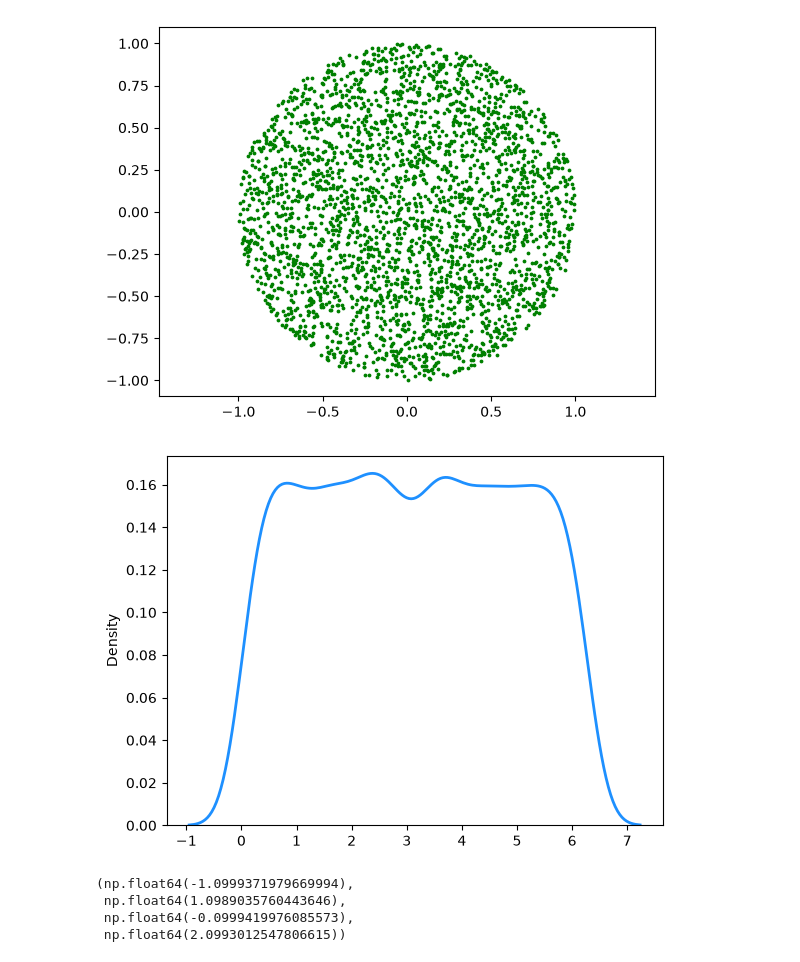
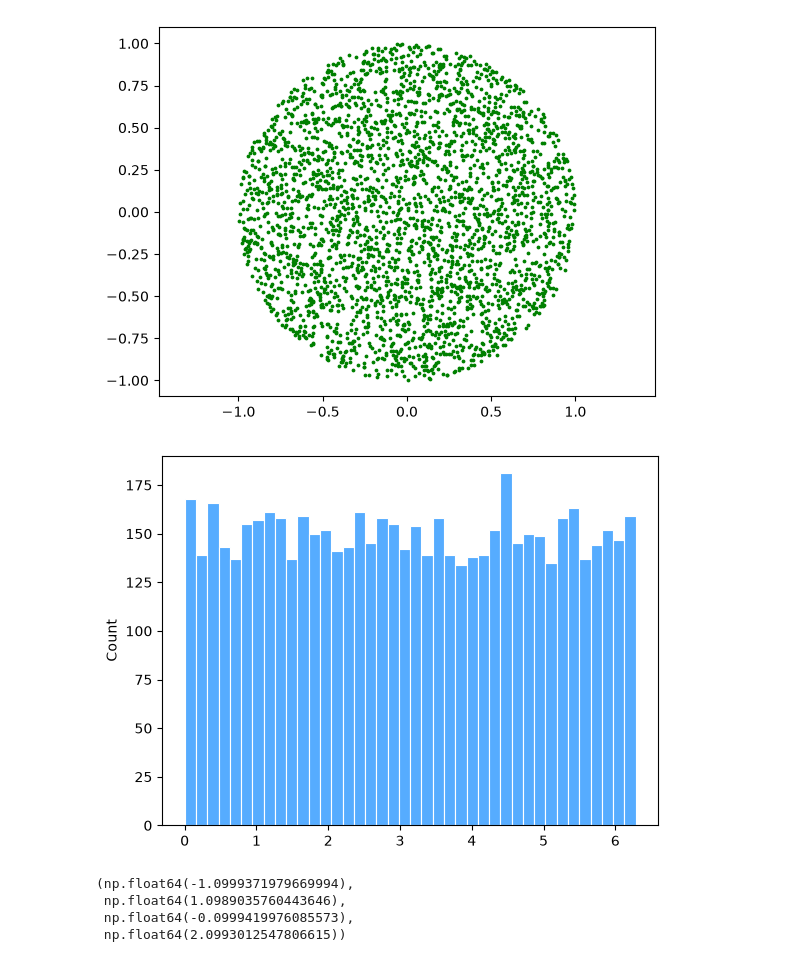
Before and after one commit to qin-l25/betrand-paradox, a Jupyter notebook: betrand_paradox.ipynb, the cells around one changed output. Drawn from its saved outputs; the diff is of its cells as text; code cells hidden in the pictures.

```diff
--- a/betrand_paradox.ipynb
+++ b/betrand_paradox.ipynb
@@ -95,21 +95,21 @@ plt.axis('equal')
 # %%
 sample_theta = []
 for _ in range(3000):
     eta1 = random.random()
     eta2 = random.random()
     r = math.sqrt(eta1)
     theta = 2 * eta2 * math.pi
     x = r * math.cos(theta)
     y = r * math.sin(theta)
     alpha = math.acos(min(1.0, r))
     beta = math.atan2(y, x)
     theta1 = (beta + alpha) % (2 * math.pi)
     theta2 = (beta - alpha) % (2 * math.pi)
     sample_theta += [theta1, theta2]
-sns.kdeplot(sample_theta, color="dodgerblue", linewidth=2)
+sns.histplot(sample_theta, bins=40, color="dodgerblue", edgecolor="white")
 plt.show()
 # %% [output]
-[figure, old version]
+[figure, new version]
 # %%
 #对应于最终概率 1/3 的采样方法
 sample_x = []
```
Also changed, not shown: parts of 3 cells of this notebook.
